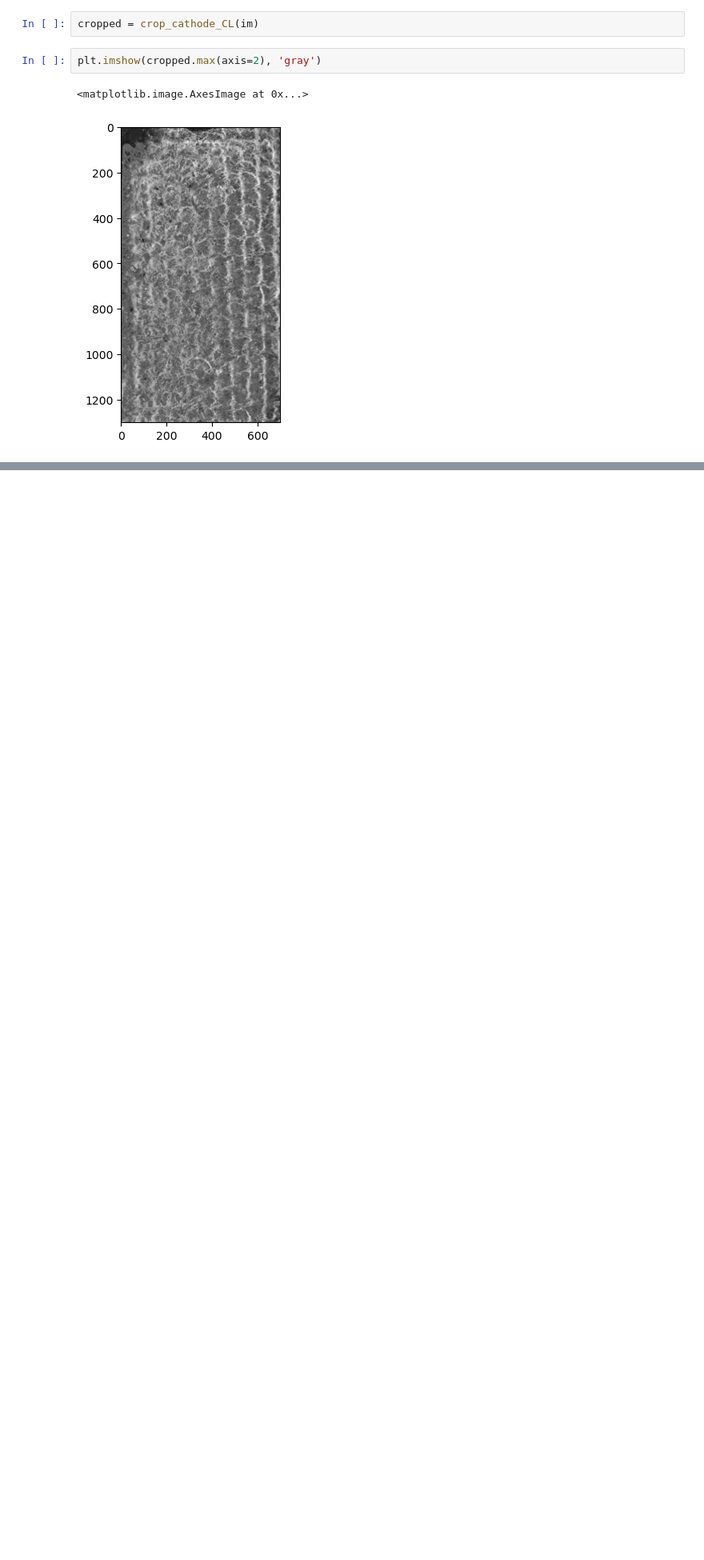
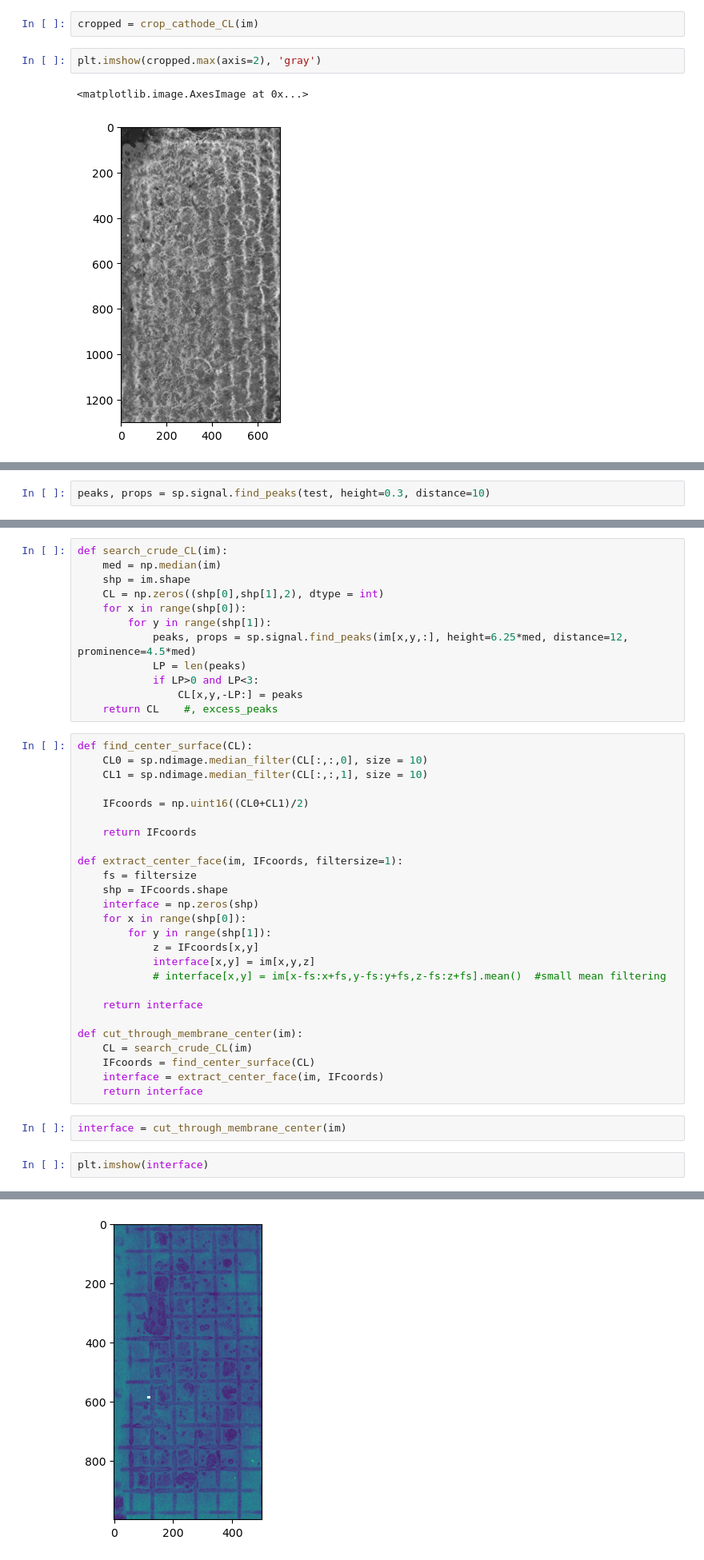
Before and after one commit to Pescatore23/coely_postmortem, a Jupyter notebook: 99_testing.ipynb, the cells around one changed output, grey strips where cells are left out. Shown at 80% size. Drawn from its saved outputs; the diff is of its cells as text; blank space fills up the shorter version.

```diff
--- a/99_testing.ipynb
+++ b/99_testing.ipynb
@@ -99,0 +129,2 @@ plt.imshow(cropped.max(axis=2), 'gray')
+# %%
+peaks, props = sp.signal.find_peaks(test, height=0.3, distance=10)
@@ -99,0 +139,43 @@ plt.imshow(cropped.max(axis=2), 'gray')
+# %%
+def search_crude_CL(im):
+    med = np.median(im)
+    shp = im.shape
+    CL = np.zeros((shp[0],shp[1],2), dtype = int)
+    for x in range(shp[0]):
+        for y in range(shp[1]):
+            peaks, props = sp.signal.find_peaks(im[x,y,:], height=6.25*med, distance=12, prominence=4.5*med)
+            LP = len(peaks)
+            if LP>0 and LP<3:
+                CL[x,y,-LP:] = peaks
+    return CL    #, excess_peaks
+# %%
+def find_center_surface(CL):
+    CL0 = sp.ndimage.median_filter(CL[:,:,0], size = 10)
+    CL1 = sp.ndimage.median_filter(CL[:,:,1], size = 10)
+
+    IFcoords = np.uint16((CL0+CL1)/2)
+
+    return IFcoords
+
+def extract_center_face(im, IFcoords, filtersize=1):
+    fs = filtersize
+    shp = IFcoords.shape
+    interface = np.zeros(shp)
+    for x in range(shp[0]):
+        for y in range(shp[1]):
+            z = IFcoords[x,y]
+            interface[x,y] = im[x,y,z]
+            # interface[x,y] = im[x-fs:x+fs,y-fs:y+fs,z-fs:z+fs].mean()  #small mean filtering
+
+    return interface
+
+def cut_through_membrane_center(im):
+    CL = search_crude_CL(im)
+    IFcoords = find_center_surface(CL)
+    interface = extract_center_face(im, IFcoords)
+    return interface
+# %%
+interface = cut_through_membrane_center(im)
+# %%
+plt.imshow(interface)
+# %% [output]
@@ -99,0 +183 @@ plt.imshow(cropped.max(axis=2), 'gray')
+[figure, added]
```
Also changed, not shown: parts of 13 cells of this notebook.
